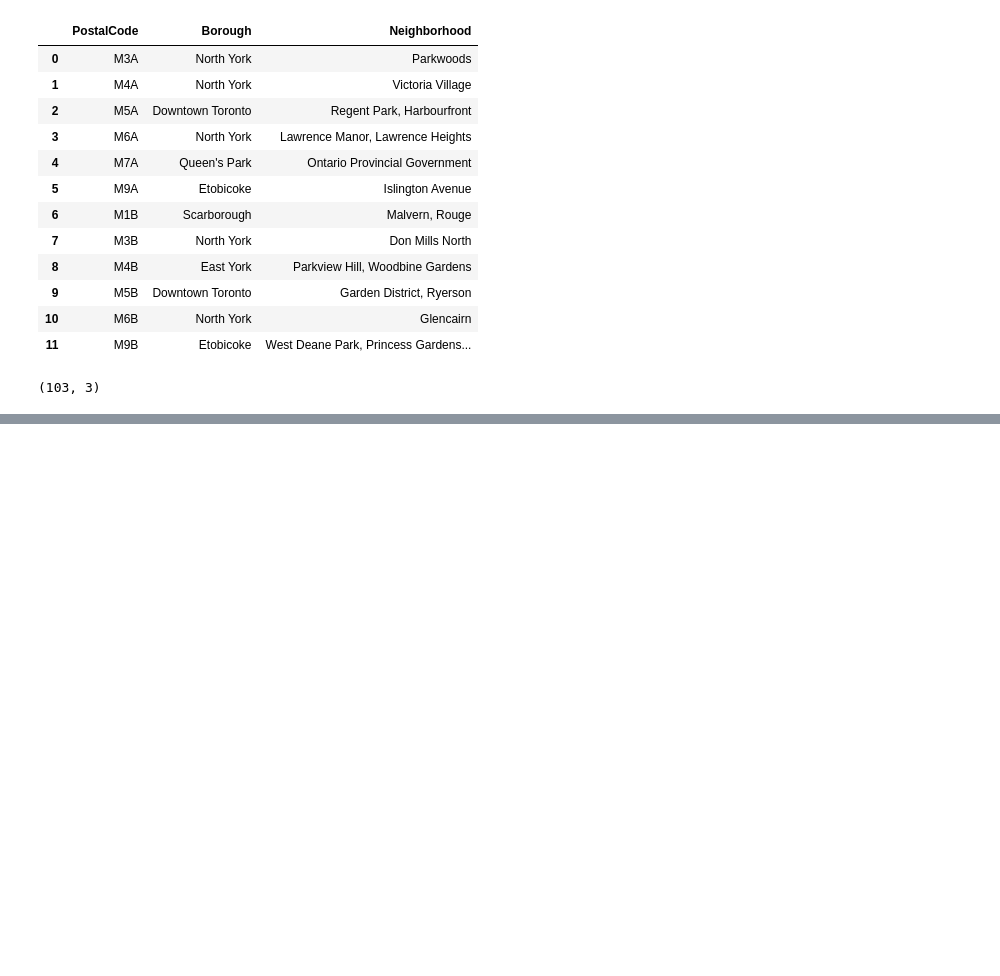
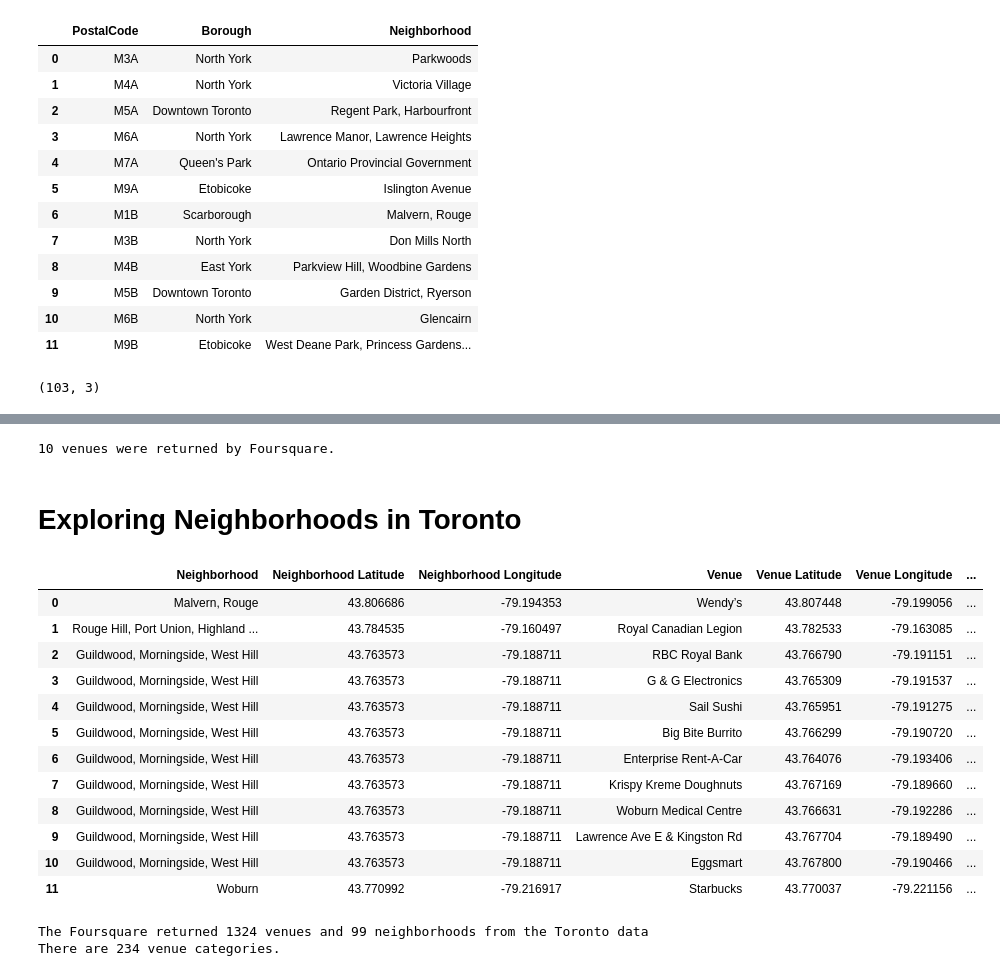
Before and after one commit to polkestrel/Coursera_Capstone, a Jupyter notebook: Peer-graded_assignment_[part1].ipynb, the cells around one changed output, grey strips where cells are left out. Saved outputs shown, nothing was run; the diff lists cells and outputs as text; code cells hidden in the pictures; blank space fills up the shorter version.

```diff
--- a/Peer-graded_assignment_[part1].ipynb
+++ b/Peer-graded_assignment_[part1].ipynb
@@ -131,0 +302,6 @@ df.shape
+# %%
+print('{} venues were returned by Foursquare.'.format(nearby_venues.shape[0]))
+# %% [output]
+10 venues were returned by Foursquare.
+# %% [markdown]
+# Exploring Neighborhoods in Toronto
@@ -131,0 +352,23 @@ df.shape
+# %%
+toronto_venues.head(12)
+# %% [output]
+|  | Neighborhood | Neighborhood Latitude | Neighborhood Longitude | Venue | Venue Latitude | Venue Longitude | ... |
+| 0 | Malvern, Rouge | 43.806686 | -79.194353 | Wendy’s | 43.807448 | -79.199056 | ... |
+| 1 | Rouge Hill, Port Union, Highland ... | 43.784535 | -79.160497 | Royal Canadian Legion | 43.782533 | -79.163085 | ... |
+| 2 | Guildwood, Morningside, West Hill | 43.763573 | -79.188711 | RBC Royal Bank | 43.766790 | -79.191151 | ... |
+| 3 | Guildwood, Morningside, West Hill | 43.763573 | -79.188711 | G & G Electronics | 43.765309 | -79.191537 | ... |
+| 4 | Guildwood, Morningside, West Hill | 43.763573 | -79.188711 | Sail Sushi | 43.765951 | -79.191275 | ... |
+| 5 | Guildwood, Morningside, West Hill | 43.763573 | -79.188711 | Big Bite Burrito | 43.766299 | -79.190720 | ... |
+| 6 | Guildwood, Morningside, West Hill | 43.763573 | -79.188711 | Enterprise Rent-A-Car | 43.764076 | -79.193406 | ... |
+| 7 | Guildwood, Morningside, West Hill | 43.763573 | -79.188711 | Krispy Kreme Doughnuts | 43.767169 | -79.189660 | ... |
+| 8 | Guildwood, Morningside, West Hill | 43.763573 | -79.188711 | Woburn Medical Centre | 43.766631 | -79.192286 | ... |
+| 9 | Guildwood, Morningside, West Hill | 43.763573 | -79.188711 | Lawrence Ave E & Kingston Rd | 43.767704 | -79.189490 | ... |
+| 10 | Guildwood, Morningside, West Hill | 43.763573 | -79.188711 | Eggsmart | 43.767800 | -79.190466 | ... |
+| 11 | Woburn | 43.770992 | -79.216917 | Starbucks | 43.770037 | -79.221156 | ... |
+# %%
+# checking the size of the resulting dataframe
+print('The Foursquare returned {} venues and {} neighborhoods from the Toronto data'.format(len(toronto_venues['Venue']),len(toronto_venues["Neighborhood"].unique())))
+print('There are {} venue categories.'.format(len(toronto_venues['Venue Category'].unique())))
+# %% [output]
+The Foursquare returned 1324 venues and 99 neighborhoods from the Toronto data
+There are 234 venue categories.
```
Also changed, not shown: parts of 34 cells of this notebook.
